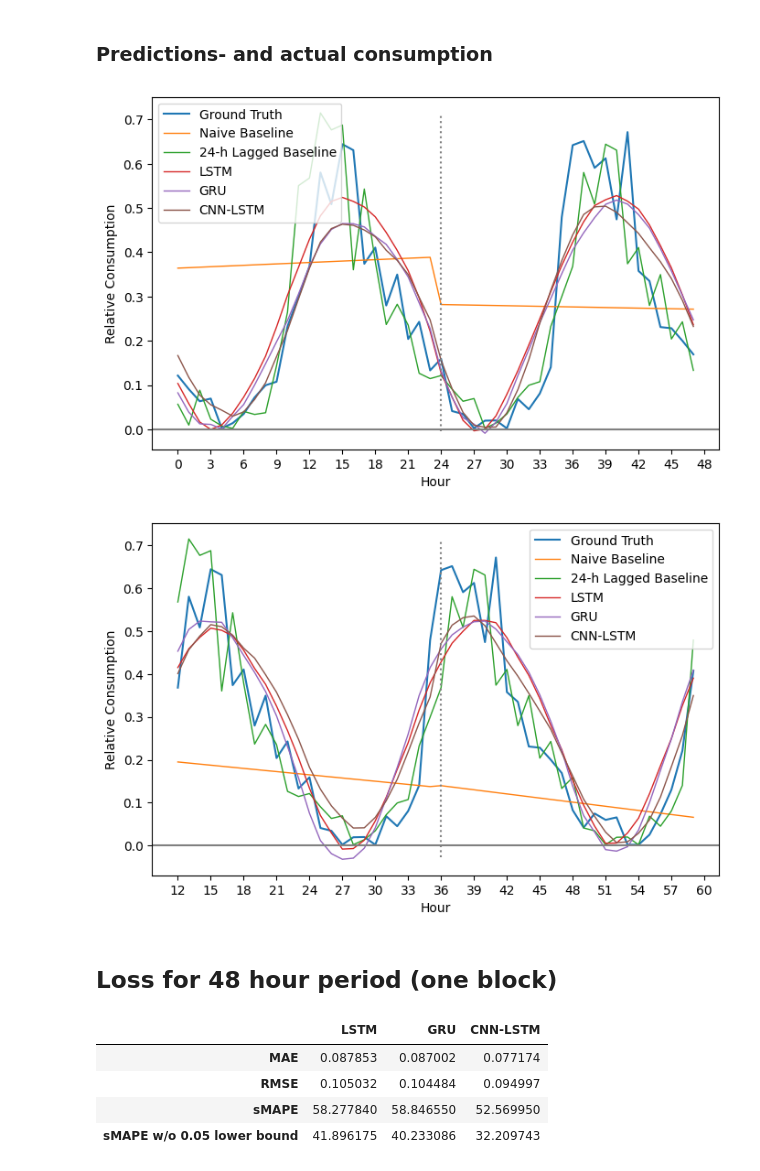
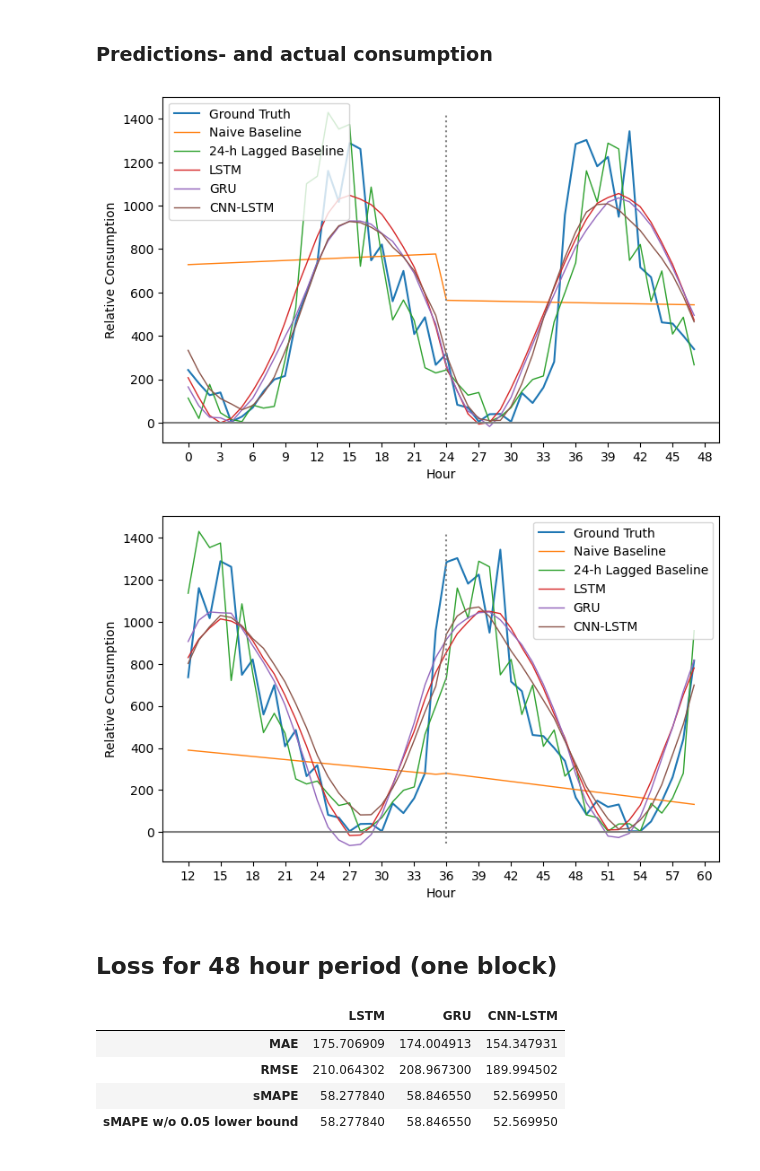
Before and after one commit to dat5-06/zap, a Jupyter notebook: core/notebooks/02/02_trefor_park.ipynb, the cells around one changed output. Saved outputs shown, nothing was run; the diff lists cells and outputs as text; code cells hidden in the pictures.

```diff
--- a/core/notebooks/02/02_trefor_park.ipynb
+++ b/core/notebooks/02/02_trefor_park.ipynb
@@ -71,7 +71,7 @@ Iterate all hyperparameter configuration to find the best one.
 For each of these, we do the full iteration of epochs (unless early stop occurs) with training and validation.
 Lastly, we run the test set on the given model to see how it performs using the metrics MAE, RMSE, and sMAPE.
 # %%
-_, _, _, _, x_test, y_test = cross_validation(
+_, _, _, _, x_test, y_test = split_data(
     lookback=lookback,
     horizon=horizon,
     train_days=train_days,
@@ -93,8 +93,9 @@ for item in x_test:
     coef = np.polyfit(x, item[:, -1], 1)
     regression_fn = np.poly1d(coef)
     naive_prediction.append(regression_fn(np.arange(24)))
+naive_prediction = denormalize_data(naive_prediction)
 
-lagged_prediction = [item[-24:, -1] for item in x_test]
+lagged_prediction = denormalize_data([item[-24:, -1] for item in x_test])
 
 # test each model
 for name, model in best_models.items():
@@ -110,7 +111,7 @@ for name, model in best_models.items():
         loss_function=loss_function,
         testing_loader=testing_loader,
     )
-    results[name] = predicted
+    results[name] = denormalize_data(predicted)
 # %% [markdown]
 In order to select the second best model we sort the results by lowest sMAPE.
 
@@ -121,29 +122,30 @@ $$\hat{y} > y: \text{lower loss} \\ \hat{y} < y: \text{greater loss}$$
 # %% [markdown]
 ### Predictions- and actual consumption
 # %%
+y_test = denormalize_data(y_test)
 plot_every_model(
     200,
     202,
     y_test,
     naive_prediction,
     lagged_prediction,
     *results.values(),
     f"{experiment_no:02}.svg",
 )
 
 plot_every_model(
     200,
     202,
     y_test,
     naive_prediction,
     lagged_prediction,
     *results.values(),
     f"{experiment_no:02}_12-offset.svg",
     12,
 )
 # %% [output]
-[figure, old version]
+[figure, new version]
-[figure, old version]
+[figure, new version]
 # %% [markdown]
 ## Loss for 48 hour period (one block)
 # %%
@@ -170,7 +172,7 @@ for name, block in models.items():
 pd.DataFrame(loss, index=["MAE", "RMSE", "sMAPE", "sMAPE w/o 0.05 lower bound"])
 # %% [output]
 |  | LSTM | GRU | CNN-LSTM |
-| MAE | 0.087853 | 0.087002 | 0.077174 |
-| RMSE | 0.105032 | 0.104484 | 0.094997 |
+| MAE | 175.706909 | 174.004913 | 154.347931 |
+| RMSE | 210.064302 | 208.967300 | 189.994502 |
 | sMAPE | 58.277840 | 58.846550 | 52.569950 |
-| sMAPE w/o 0.05 lower bound | 41.896175 | 40.233086 | 32.209743 |
+| sMAPE w/o 0.05 lower bound | 58.277840 | 58.846550 | 52.569950 |
```
Also changed, not shown: parts of 1 cell of this notebook, 31 other files.
